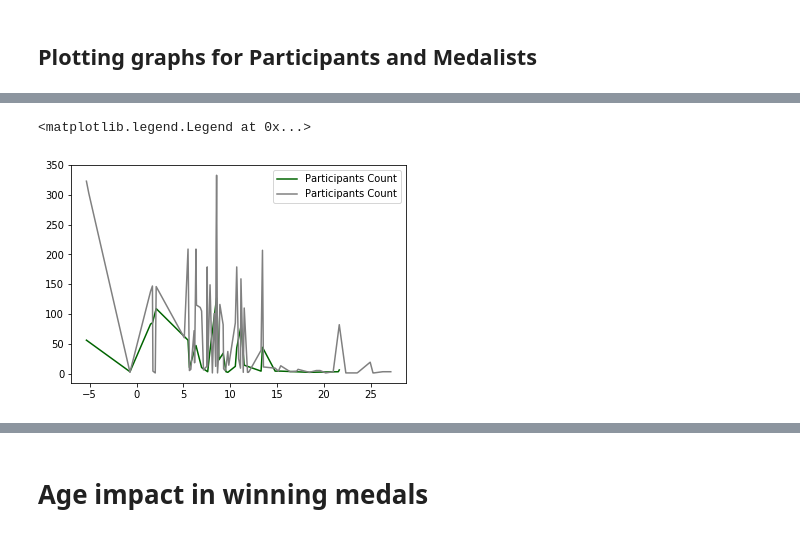
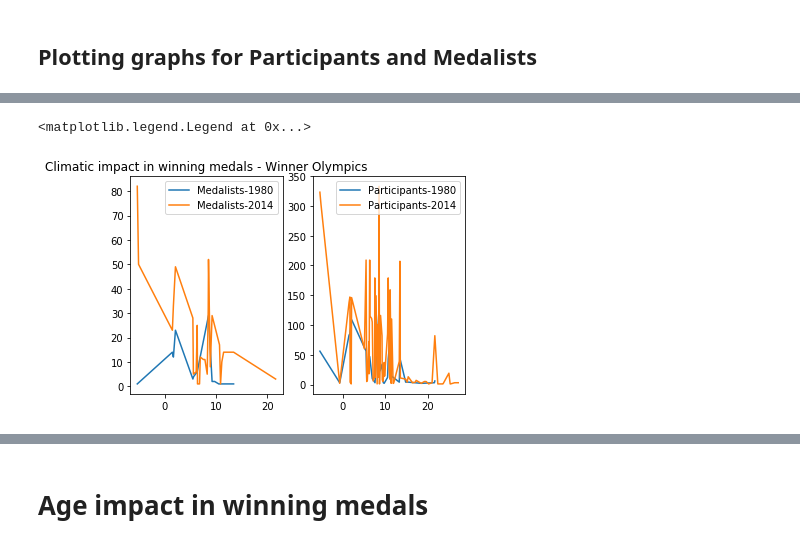
Before and after one commit to adityalprabhu/olympic_success_prediction, a Jupyter notebook: Data_Exploration1.ipynb, the cells around one changed output, grey strips where cells are left out. Saved outputs shown, nothing was run; the diff lists cells and outputs as text; code cells hidden in the pictures.

```diff
--- a/Data_Exploration1.ipynb
+++ b/Data_Exploration1.ipynb
@@ -80,0 +86,14 @@ plt.legend()
+# %%
+# aggregation based on average temperature
+avg_temp_winter_1980_medalists_data = winter_1980_medalists_data.groupby('Average Temperature', as_index = False).count()
+
+# filtering necessary columns and renaming for being self explanatory
+avg_temp_winter_1980_medalists_data = avg_temp_winter_1980_medalists_data[['Average Temperature', 'ID']]
+avg_temp_winter_1980_medalists_data.rename(columns = {'ID': 'Medalists-1980'}, inplace = True)
+# %%
+# aggregation based on average temperature
+avg_temp_winter_2014_medalists_data = winter_2014_medalists_data.groupby('Average Temperature', as_index = False).count()
+
+# filtering necessary columns and renaming for being self explanatory
+avg_temp_winter_2014_medalists_data = avg_temp_winter_2014_medalists_data[['Average Temperature', 'ID']]
+avg_temp_winter_2014_medalists_data.rename(columns = {'ID': 'Medalists-2014'}, inplace = True)
@@ -90,21 +111,28 @@ avg_temp_winter_1980_data = winter_1980_data.groupby('Average Temperature', as_i
 
 # filtering necessary columns and renaming for being self explanatory
 avg_temp_winter_1980_data = avg_temp_winter_1980_data[['Average Temperature', 'ID']]
-avg_temp_winter_1980_data.rename(columns = {'ID': 'Participants Count'}, inplace = True)
+avg_temp_winter_1980_data.rename(columns = {'ID': 'Participants-1980'}, inplace = True)
 # %%
 # aggregation based on average temperature
 avg_temp_winter_2014_data = winter_2014_data.groupby('Average Temperature', as_index = False).count()
 
 # filtering necessary columns and renaming for being self explanatory
 avg_temp_winter_2014_data = avg_temp_winter_2014_data[['Average Temperature', 'ID']]
-avg_temp_winter_2014_data.rename(columns = {'ID': 'Participants Count'}, inplace = True)
+avg_temp_winter_2014_data.rename(columns = {'ID': 'Participants-2014'}, inplace = True)
-# %%
-plt.plot('Average Temperature', 'Participants Count', data = avg_temp_winter_1980_data, color = 'darkgreen')
-plt.plot('Average Temperature', 'Participants Count', data = avg_temp_winter_2014_data, color = 'grey')
-plt.legend()
-# %% [output]
-<matplotlib.legend.Legend at 0x...>
-[figure, removed]
+# %%
+plt.subplot(1,2,1)
+plt.plot('Average Temperature', 'Medalists-1980', data = avg_temp_winter_1980_medalists_data)
+plt.plot('Average Temperature', 'Medalists-2014', data = avg_temp_winter_2014_medalists_data)
+plt.title('Climatic impact in winning medals - Winner Olympics')
+plt.legend()
+
+plt.subplot(1,2,2)
+plt.plot('Average Temperature', 'Participants-1980', data = avg_temp_winter_1980_data)
+plt.plot('Average Temperature', 'Participants-2014', data = avg_temp_winter_2014_data)
+plt.legend()
+# %% [output]
+<matplotlib.legend.Legend at 0x...>
+[figure, added]
 # %%
 avg_temp_summer_1980_winners_data.count()
 # %% [output]
```
Also changed, not shown: parts of 5 cells of this notebook.
